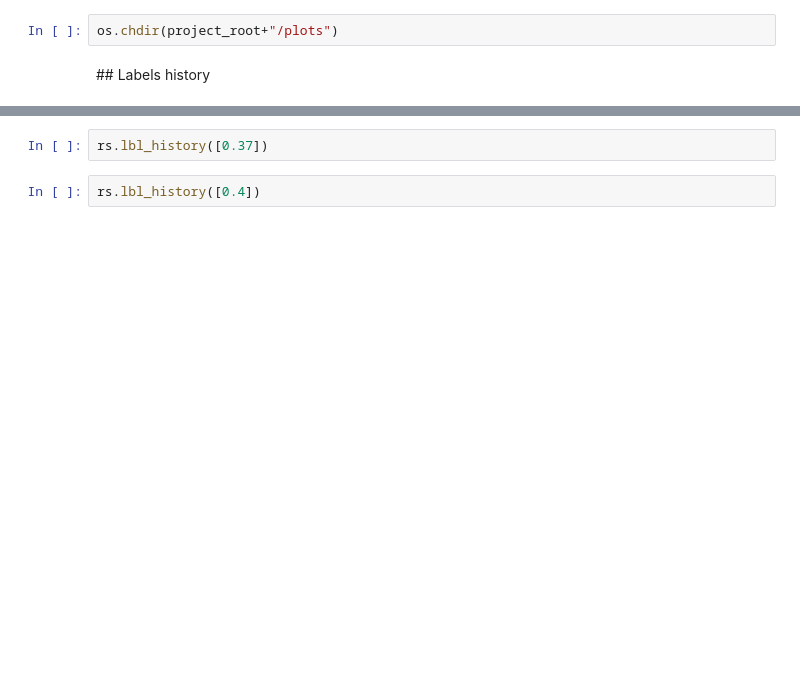
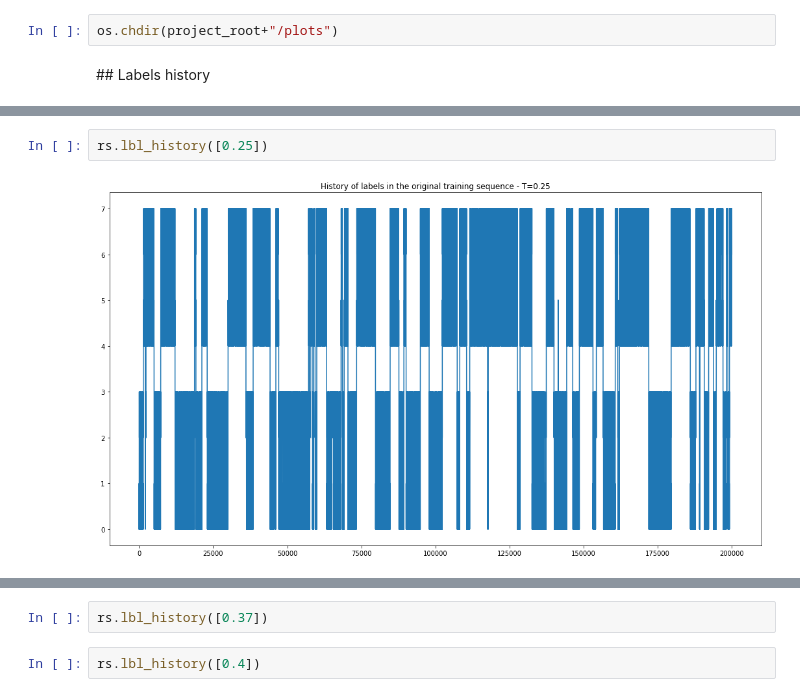
Before and after one commit to Brossollet-Antonin/Ultrametric-benchmark, a Jupyter notebook: notebooks/data_analysis_averages_MNIST.ipynb, the cells around one changed output, grey strips where cells are left out. Saved outputs shown, nothing was run; the diff lists cells and outputs as text; blank space fills up the shorter version.

```diff
--- a/notebooks/data_analysis_averages_MNIST.ipynb
+++ b/notebooks/data_analysis_averages_MNIST.ipynb
@@ -86,0 +104,4 @@ os.chdir(project_root+"/plots")
+# %%
+rs.lbl_history([0.25])
+# %% [output]
+[figure, added]
```
Also changed, not shown: parts of 5 cells of this notebook, 3 other files.
